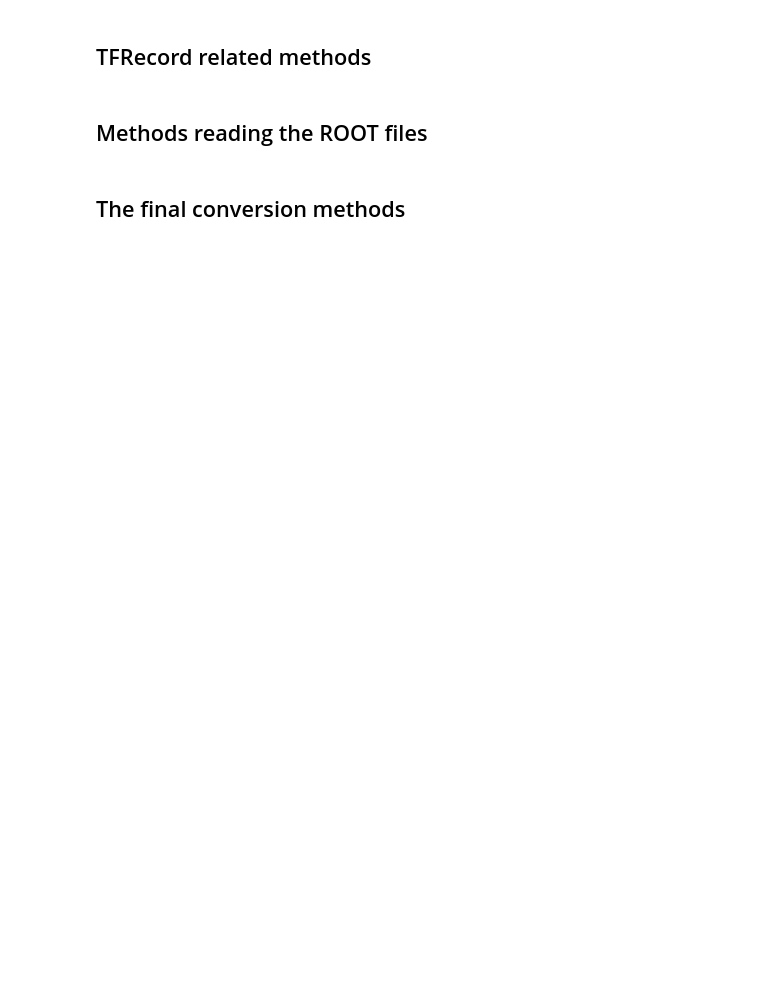
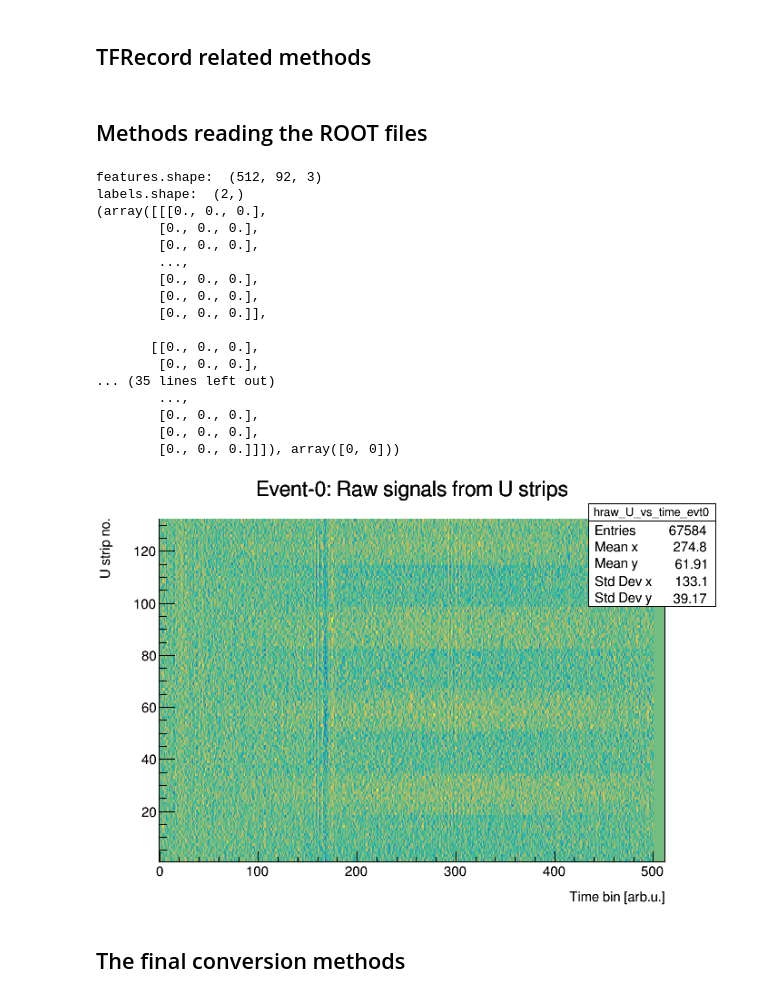
Before and after one commit to akalinow/MachineLearning, a Jupyter notebook: ELITPC/TFRecord_from_UVWHistos.ipynb, the cells around one changed output. Cells and saved outputs as stored; diff of their text form; code cells hidden in the pictures; blank space fills up the shorter version.

```diff
--- a/ELITPC/TFRecord_from_UVWHistos.ipynb
+++ b/ELITPC/TFRecord_from_UVWHistos.ipynb
@@ -82,33 +86,53 @@ def read_root(fileName, normalize=False):
             if normalize:
                 maxValue = np.amax(numpy_histo)
                 numpy_histo = np.where(numpy_histo<0,0,numpy_histo/maxValue)
             #print("histo name: ",histo_name," shape:",numpy_histo.shape)
             projection_histos[projName] = numpy_histo
 
         features = np.stack(arrays=list(projection_histos.values()), axis=2)
         features_cropped = np.stack(arrays=list(projection_histos.values()), axis=2)
         labels = np.array([0,0])
         if index==0:
             print("features.shape: ",features.shape)
             print("labels.shape: ",labels.shape)
         index += 3
         #print("eventId:",eventId)
         yield features, labels
 ################################################
 ##Test histogram reading
 ################################################
 fileName = "/scratch/akalinow/ProgrammingProjects/MachineLearning/ELITPC/data/UVWProjections_2018-06-19T15:13:33.941_0008.root"
 fileName = "/scratch/akalinow/ProgrammingProjects/MachineLearning/ELITPC/data/ProjectionHistos_2021-09-10T12:08:25.751_0.root"
+fileName = "/scratch/akalinow/ProgrammingProjects/MachineLearning/ELITPC/data/ProjectionHistos_2021-06-16T17:46:28.582_0.root"
 
 f = ROOT.TFile(fileName)
 h_U = f.Get("hraw_U_vs_time_evt0")
 c1 = ROOT.TCanvas()
 c1.Draw()
 h_U.Draw("col")
 
 for item in read_root(fileName):
     print(item)
     break
+# %% [output]
+features.shape:  (512, 92, 3)
+labels.shape:  (2,)
+(array([[[0., 0., 0.],
+        [0., 0., 0.],
+        [0., 0., 0.],
+        ...,
+        [0., 0., 0.],
+        [0., 0., 0.],
+        [0., 0., 0.]],
+
+       [[0., 0., 0.],
+        [0., 0., 0.],
+... (35 lines left out)
+        ...,
+        [0., 0., 0.],
+        [0., 0., 0.],
+        [0., 0., 0.]]]), array([0, 0]))
+[figure, added]
 # %% [markdown]
 ## The final conversion methods
 # %%
```
Also changed, not shown: parts of 2 cells of this notebook, 2 other files.
